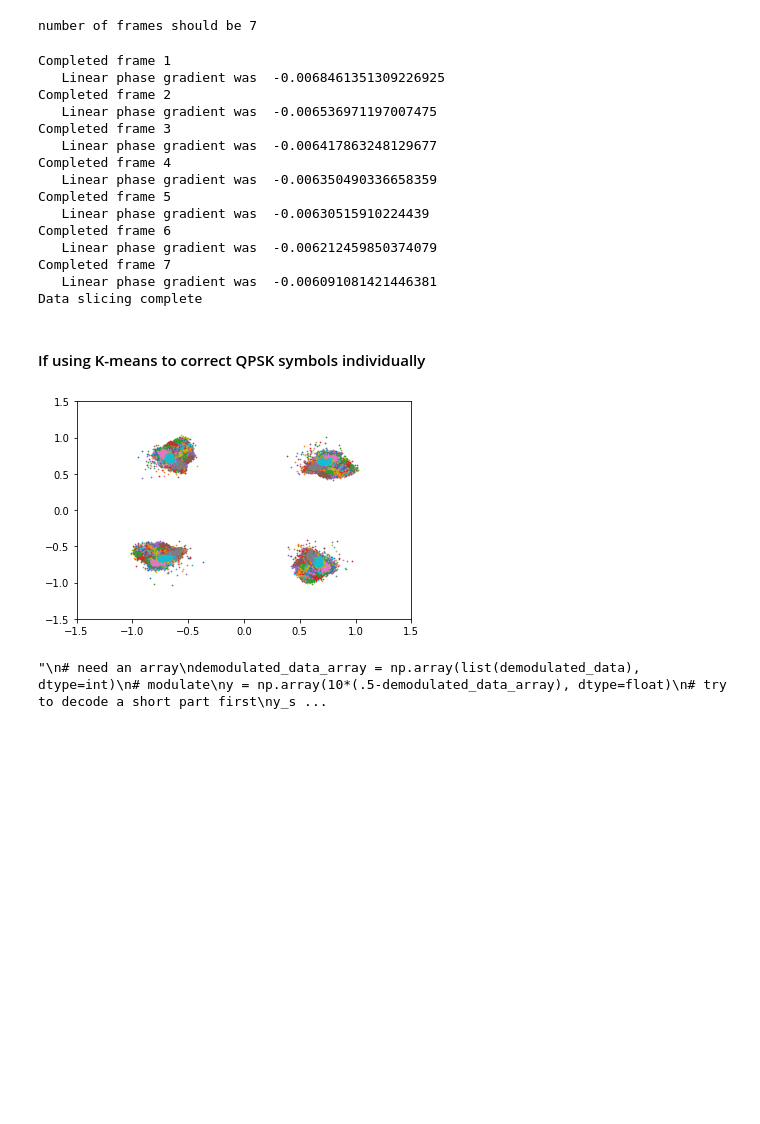
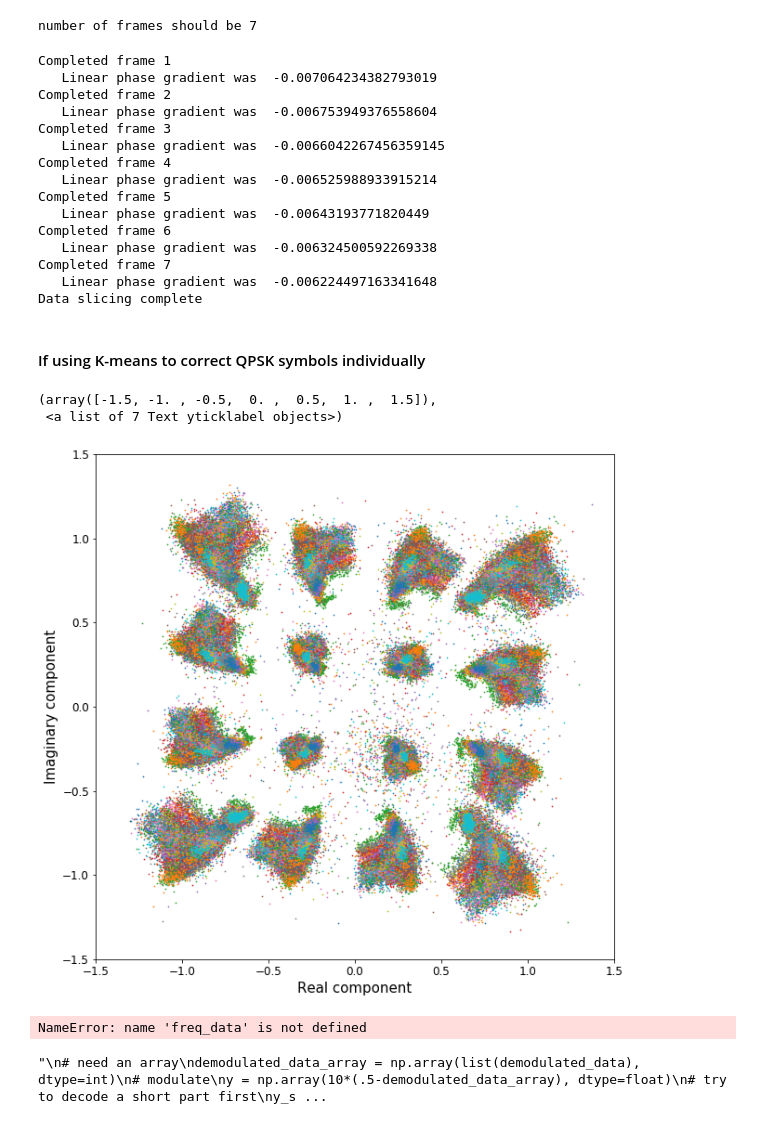
Before and after one commit to kaijunge/CleanNoise_GF3, a Jupyter notebook: CleanNoise Audio Modem.ipynb, the cells around one changed output. Saved outputs shown, nothing was run; the diff lists cells and outputs as text; code cells hidden in the pictures; blank space fills up the shorter version.

```diff
--- a/CleanNoise Audio Modem.ipynb
+++ b/CleanNoise Audio Modem.ipynb
@@ -24,11 +24,11 @@ conv_binary = imageFileToBinary('Data_Files/circular_conv.bmp')
 rickroll_binary  = imageFileToBinary('Data_Files/rickroll.gif')
 kokoro_binary  = binaryTextFileToBinary('Data_Files/kokoro_bin.txt')
 
-binary = kokoro_binary
+binary = principia_binary
 # %%
 # Add metadata here
 data_byte_length = int(len(binary)/8)
-file_name = "grp1_challenge_2.gif"
+file_name = "grp1_challenge_1.txt"
 
 line = file_name+str(data_byte_length)
 metadata = '0' + bin(int.from_bytes(line.encode(), 'big'))[2:]
@@ -87,3 +87,11 @@ rand_for_xor = (rand_binary * math.ceil(data_binary_len/bits_in_ofdm_symbol))[0:
 
 # XOR the coded binary sequence
 coded_binary = xor(binary, rand_for_xor)
+# %%
+correct = 0
+max_index = min(len(rand_binary), len(CE_binary))
+for i in range(max_index):
+    if rand_binary[i] == CE_binary[i]:
+        correct += 1
+
+print(correct/max_index)
@@ -183,11 +199,11 @@ x = save_transmit( Tx , playOutput=False)
 # %%
 # Import the recorded signal
 #y = audioDataFromFile('Wav_Files/challenge2_good_channel1.wav')
-y = audioDataFromFile('Wav_Files/Challenges/group_1_easy.wav')
+y = audioDataFromFile('Wav_Files/16qam_test.wav')
 
 
 # Find the first chirp and return the signal from just before that chirp
 y_signal = detect_chirps(y, chirp_signal, 60)
 
-#plot_y(y)
-#plot_y(y_signal, f =1)
+plot_y(y)
+plot_y(y_signal, f =1)
@@ -336,19 +320,19 @@ for i in range(frame_count):
 print("Data slicing complete")
 # %% [output]
 Completed frame 1
-   Linear phase gradient was  -0.0068461351309226925
+   Linear phase gradient was  -0.007064234382793019
 Completed frame 2
-   Linear phase gradient was  -0.006536971197007475
+   Linear phase gradient was  -0.006753949376558604
 Completed frame 3
-   Linear phase gradient was  -0.006417863248129677
+   Linear phase gradient was  -0.0066042267456359145
 Completed frame 4
-   Linear phase gradient was  -0.006350490336658359
+   Linear phase gradient was  -0.006525988933915214
 Completed frame 5
-   Linear phase gradient was  -0.00630515910224439
+   Linear phase gradient was  -0.00643193771820449
 Completed frame 6
-   Linear phase gradient was  -0.006212459850374079
+   Linear phase gradient was  -0.006324500592269338
 Completed frame 7
-   Linear phase gradient was  -0.006091081421446381
+   Linear phase gradient was  -0.006224497163341648
 Data slicing complete
 # %% [markdown]
 #### If using K-means to correct QPSK symbols individually
@@ -426,22 +410,31 @@ for i in range(len(freq_data)): #strt, strt+180):#180*index,180*(index+1)):
 # %%
 # Plot constellations to see if they are sensible.
 
 
 # Set which OFDM symbol to view
 start = 180*0
-duration = 180*1
+duration = 180*7
 
 # display window size
 window = 1.5
 
+plt.figure(1, figsize = (10,10))
 for i in range(duration):
+
 
     plot_res = np.array(freq_data[start+i])[100:1500]
     plt.scatter(plot_res.real, plot_res.imag, s = 0.5)
     plt.xlim(-1*window,window)
     plt.ylim(-1*window, window)
+
+plt.xlabel("Real component", fontsize = 15)
+plt.ylabel("Imaginary component", fontsize = 15)
+plt.xticks(fontsize = 12)
+plt.yticks(fontsize = 12)
 # %% [output]
+(array([-1.5, -1. , -0.5,  0. ,  0.5,  1. ,  1.5]),
+ <a list of 7 Text yticklabel objects>)
-[figure, old version]
+[figure, new version]
 # %%
 demodulated_data = demodVaryingModulation_std(np.concatenate(tuple(freq_data)), instruction, N)
 
@@ -451,6 +444,8 @@ data_binary_len = len(demodulated_data)
 
 # What to xor with the data. rand_binary calculated in Transmission side.
 rand_for_xor_Rx = (rand_binary * math.ceil(data_binary_len/bits_in_ofdm_symbol))[0:data_binary_len]
+# %% [output]
+NameError: name 'freq_data' is not defined
 # %%
 # XOR the whole sequence
 predict = xor(demodulated_data, rand_for_xor_Rx)
```
Also changed, not shown: parts of 11 cells of this notebook, 13 other files.
